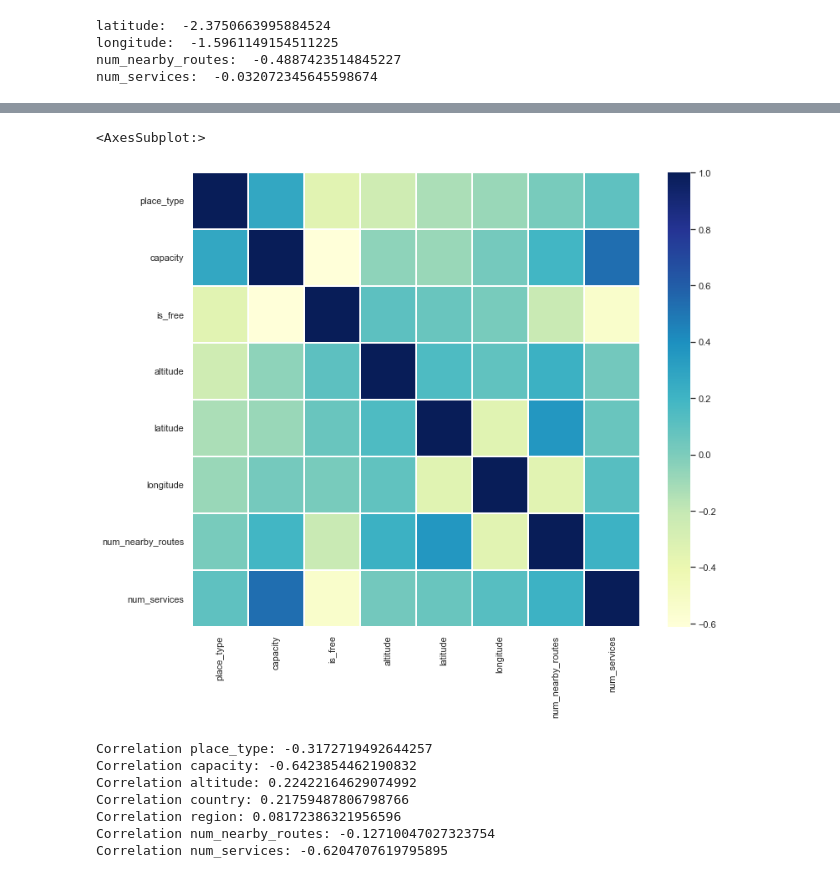
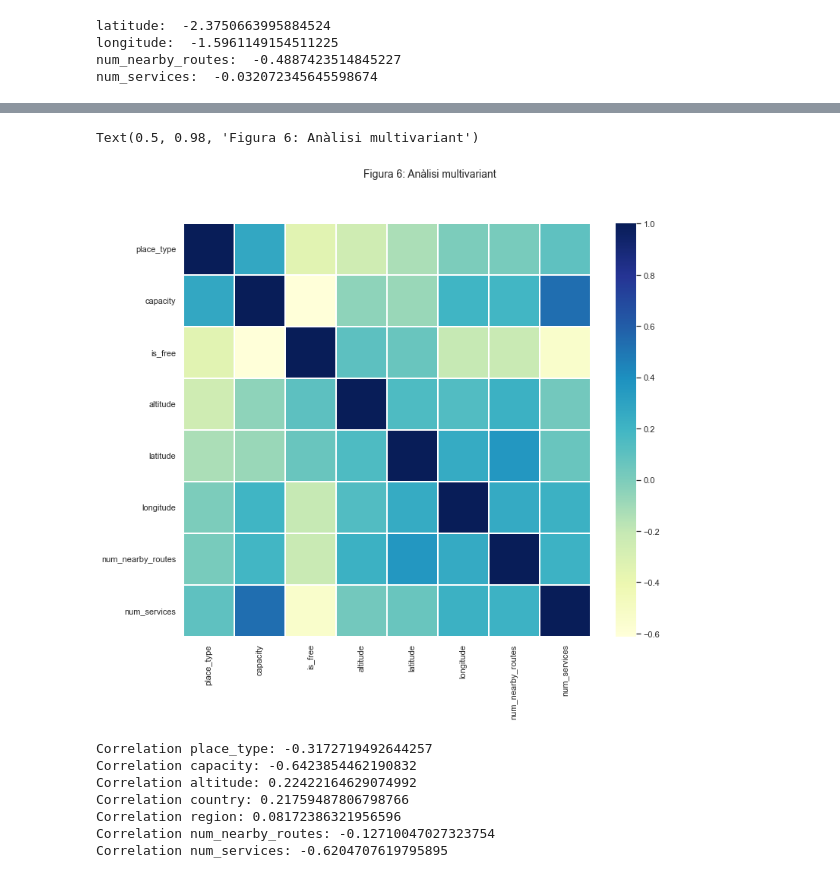
Before and after one commit to sarajose/data_analysis_of_a_dataset, a Jupyter notebook: code/data_analysis.ipynb, the cells around one changed output, grey strips where cells are left out. Cells and saved outputs as stored; diff of their text form; code cells hidden in the pictures.

```diff
--- a/code/data_analysis.ipynb
+++ b/code/data_analysis.ipynb
@@ -151,11 +156,12 @@ plt.show()
 # %%
 #Anàlisi multivariant
 corrmat = df.corr(method='spearman')
-f, ax = plt.subplots(figsize=(12, 10))
+fig, ax = plt.subplots(figsize=(12, 10))
 sns.heatmap(corrmat, ax=ax, cmap="YlGnBu", linewidths=0.1)
+fig.suptitle("Figura 6: Anàlisi multivariant", fontsize=14)
 # %% [output]
-<AxesSubplot:>
+Text(0.5, 0.98, 'Figura 6: Anàlisi multivariant')
-[figure, old version]
+[figure, new version]
 # %%
 #Coeficient de correlació
 from scipy.stats import pearsonr
```
Also changed, not shown: parts of 6 cells of this notebook, 2 other files.
